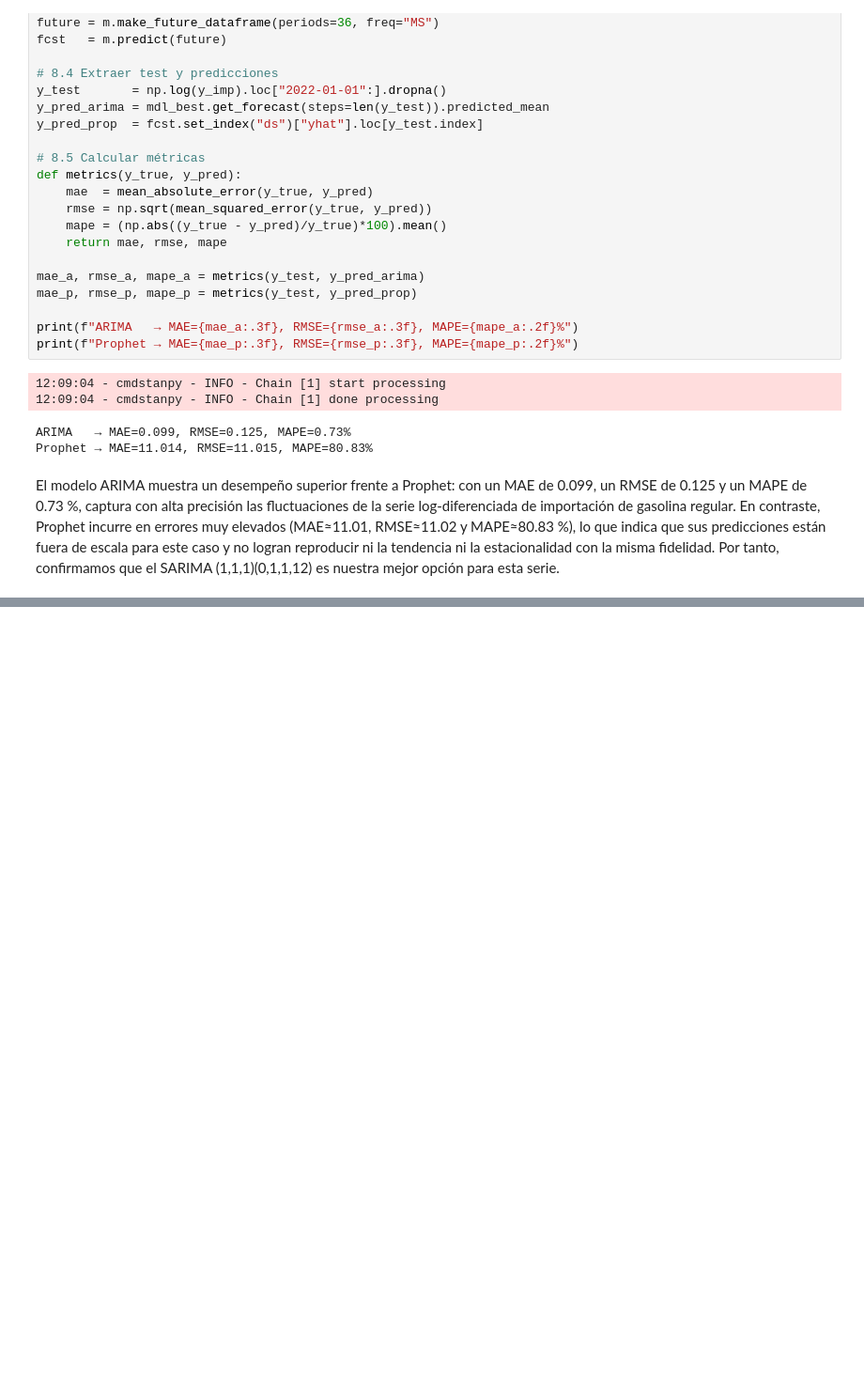
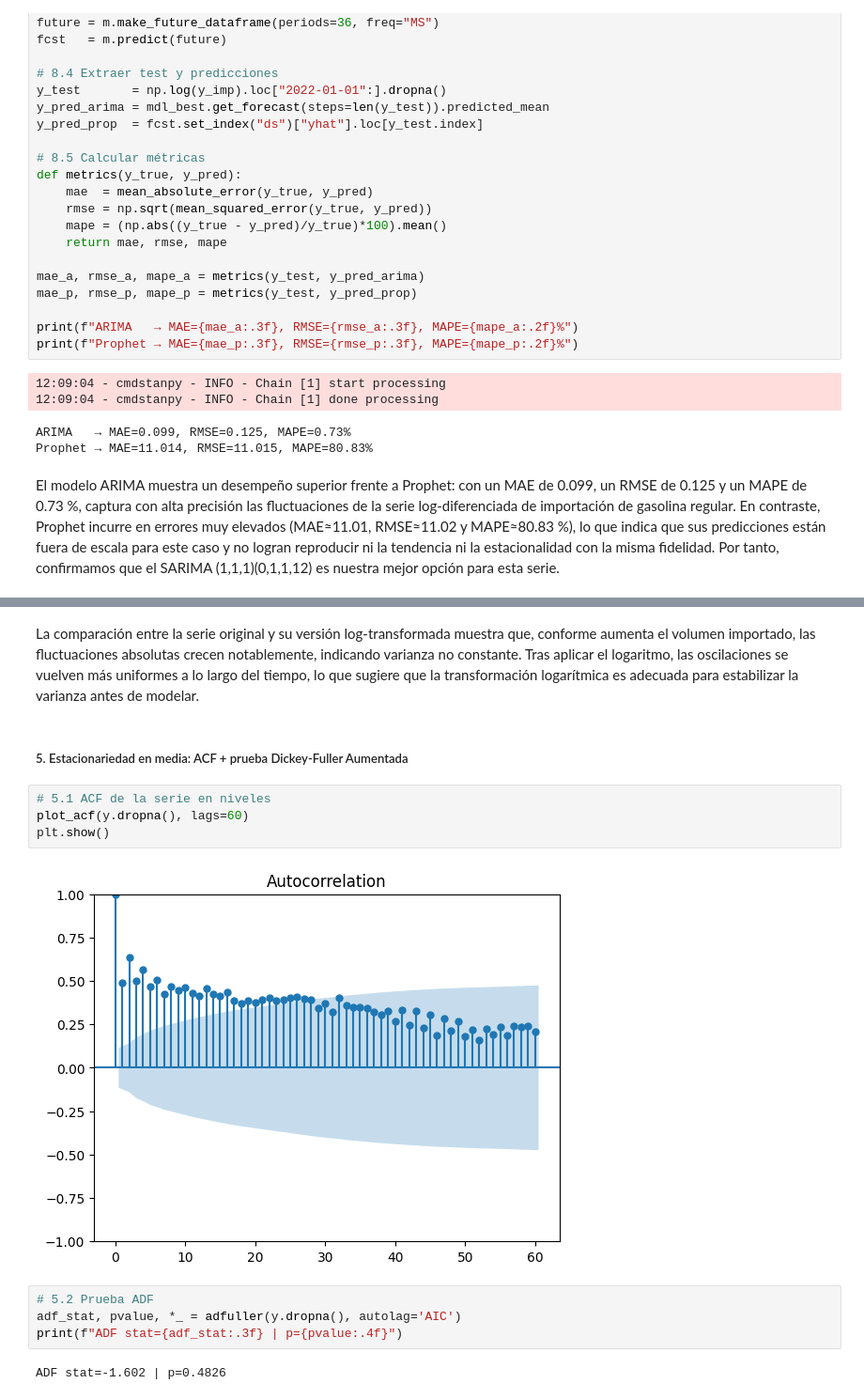
Before and after one commit to EstebanZG999/Lab1_DS, a Jupyter notebook: src/modelos_univariantes.ipynb, the cells around one changed output, grey strips where cells are left out. Shown at 94% size. Cells and saved outputs as stored; diff of their text form; blank space fills up the shorter version.

```diff
--- a/src/modelos_univariantes.ipynb
+++ b/src/modelos_univariantes.ipynb
@@ -1197,0 +1326,16 @@ El modelo ARIMA muestra un desempeño superior frente a Prophet: con un MAE de 0
+# %% [markdown]
+La comparación entre la serie original y su versión log‑transformada muestra que, conforme aumenta el volumen importado, las fluctuaciones absolutas crecen notablemente, indicando varianza no constante. Tras aplicar el logaritmo, las oscilaciones se vuelven más uniformes a lo largo del tiempo, lo que sugiere que la transformación logarítmica es adecuada para estabilizar la varianza antes de modelar.
+# %% [markdown]
+##### 5. Estacionariedad en media: ACF + prueba Dickey‑Fuller Aumentada
+# %%
+# 5.1 ACF de la serie en niveles
+plot_acf(y.dropna(), lags=60)
+plt.show()
+# %% [output]
+[figure, added]
+# %%
+# 5.2 Prueba ADF
+adf_stat, pvalue, *_ = adfuller(y.dropna(), autolag='AIC')
+print(f"ADF stat={adf_stat:.3f} | p={pvalue:.4f}")
+# %% [output]
+ADF stat=-1.602 | p=0.4826
```
Also changed, not shown: parts of 28 cells of this notebook.
